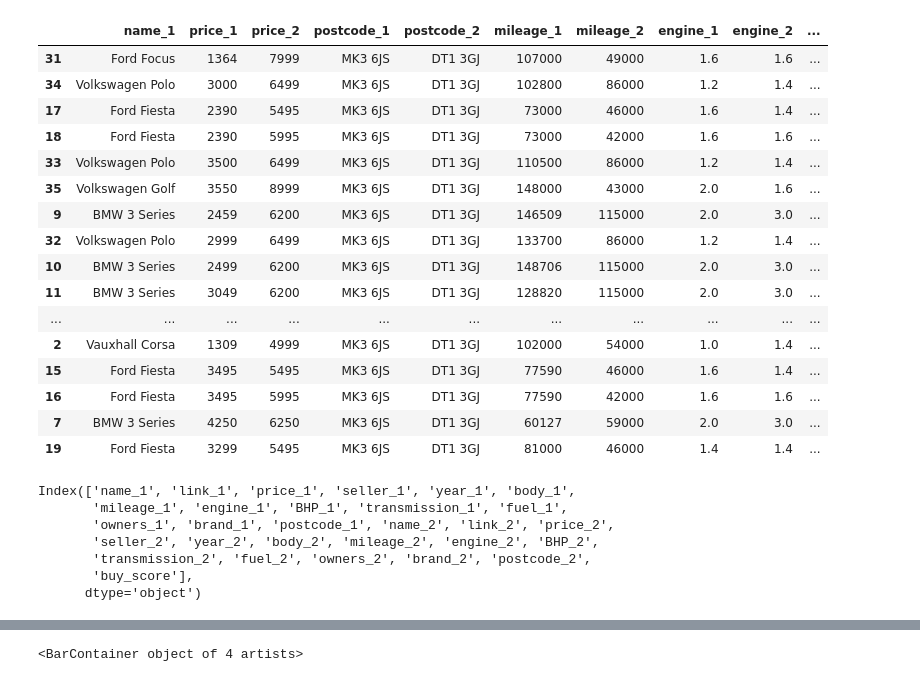
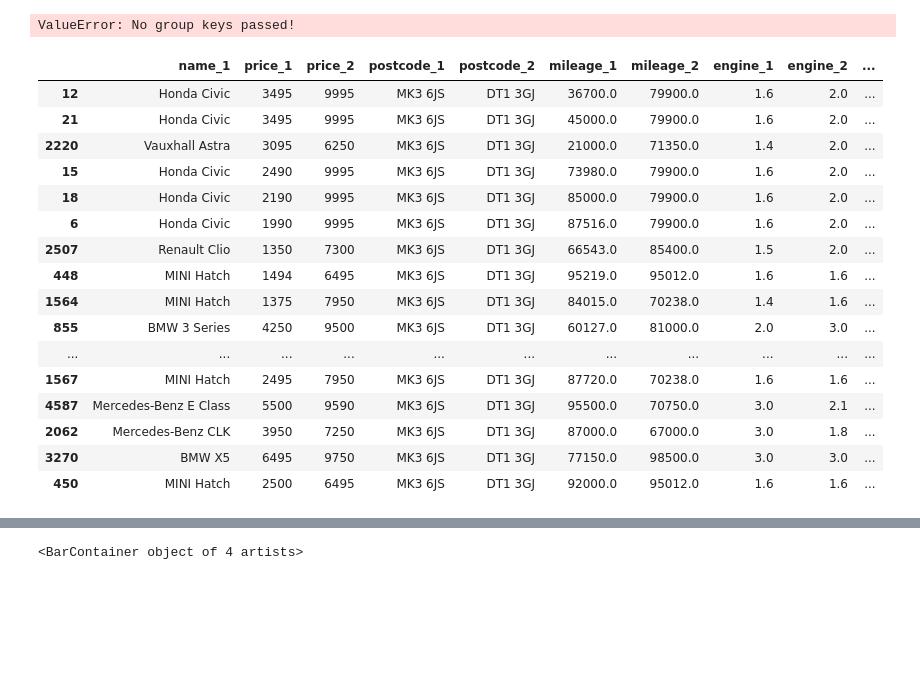
Before and after one commit to Benedictgr97/car-price-comapare, a Jupyter notebook: price test.ipynb, the cells around one changed output, grey strips where cells are left out. Cells and saved outputs as stored; diff of their text form; code cells hidden in the pictures; blank space fills up the shorter version.

```diff
--- a/price test.ipynb
+++ b/price test.ipynb
@@ -208,6 +208,25 @@ def col_select(df,column):
                 final_cols.append(i)
 
     return final_cols
+
+def grouped_score(df,group):
+    car_match_gr = car_match.groupby(group).sum(numeric_only= True)
+    count_cm_gr = car_match.groupby(group).count()
+
+    price_dif_gr = car_match_gr['price_2'] - car_match_gr['price_1']
+    mileage_ratio_gr = car_match_gr['mileage_2']/car_match_gr['mileage_1']
+    engine_ratio_gr = car_match_gr['engine_1'] /car_match_gr['engine_2']
+
+    score_gr = price_dif_gr * mileage_ratio_gr * engine_ratio_gr * (1/count_cm_gr['price_2'])
+
+    return df.merge(score_gr.reset_index(),how = 'left',on  = group ).rename({0:'score_' + group},axis = 1)
+
+def postcode_add(df,postcode):
+    for i in df.columns:
+        concat_col = i + ' ' + postcode
+        df = df.rename({i: concat_col.replace(' ','_')}, axis=1)
+
+    return df
 # %%
 #### parameters needed #####
 #location 1 and location 2 to compare
@@ -300,3 +313,13 @@ location_2 = pd.read_csv('location_2.csv').drop(['Unnamed: 0'],axis = 1)
 
 car_match = location_1.merge(location_2, how = 'inner', left_on = col_select(location_1,['name','year']),
                        right_on = col_select(location_2,['name','year']))
+
+price_dif = car_match['price_2'] - car_match['price_1']
+mileage_ratio = car_match['mileage_2']/car_match['mileage_1']
+engine_ratio = car_match['engine_1']/car_match['engine_2']
+
+car_match['buy_score'] = price_dif * mileage_ratio * engine_ratio
+
+
+car_match = grouped_score(car_match,'brand_1')
+car_match = grouped_score(car_match,'name_1')
@@ -318,32 +342,25 @@ score_gr = price_dif_gr * mileage_ratio_gr * engine_ratio_gr * (1/count_cm_gr['p
+# %%
+car_match = grouped_score(car_match,[])
+# %% [output]
+ValueError: No group keys passed!
 # %%
 #top 10 cars and urls
-from IPython.display import HTML
-car_match.sort_values(by = 'buy_score' ,ascending= False)[0:20][['name_1','price_1','price_2','postcode_1','postcode_2','mileage_1','mileage_2','engine_1','engine_2','buy_score','link_1','link_2']]
+car_match.sort_values(by = 'buy_score' ,ascending= False)[0:20][['name_1','price_1','price_2','postcode_1','postcode_2','mileage_1','mileage_2','engine_1','engine_2','buy_score','link_1','link_2','score_brand_1']]
 # %% [output]
 |  | name_1 | price_1 | price_2 | postcode_1 | postcode_2 | mileage_1 | mileage_2 | engine_1 | engine_2 | ... |
-| 31 | Ford Focus | 1364 | 7999 | MK3 6JS | DT1 3GJ | 107000 | 49000 | 1.6 | 1.6 | ... |
-| 34 | Volkswagen Polo | 3000 | 6499 | MK3 6JS | DT1 3GJ | 102800 | 86000 | 1.2 | 1.4 | ... |
-| 17 | Ford Fiesta | 2390 | 5495 | MK3 6JS | DT1 3GJ | 73000 | 46000 | 1.6 | 1.4 | ... |
-| 18 | Ford Fiesta | 2390 | 5995 | MK3 6JS | DT1 3GJ | 73000 | 42000 | 1.6 | 1.6 | ... |
-| 33 | Volkswagen Polo | 3500 | 6499 | MK3 6JS | DT1 3GJ | 110500 | 86000 | 1.2 | 1.4 | ... |
-| 35 | Volkswagen Golf | 3550 | 8999 | MK3 6JS | DT1 3GJ | 148000 | 43000 | 2.0 | 1.6 | ... |
-| 9 | BMW 3 Series | 2459 | 6200 | MK3 6JS | DT1 3GJ | 146509 | 115000 | 2.0 | 3.0 | ... |
-| 32 | Volkswagen Polo | 2999 | 6499 | MK3 6JS | DT1 3GJ | 133700 | 86000 | 1.2 | 1.4 | ... |
-| 10 | BMW 3 Series | 2499 | 6200 | MK3 6JS | DT1 3GJ | 148706 | 115000 | 2.0 | 3.0 | ... |
-| 11 | BMW 3 Series | 3049 | 6200 | MK3 6JS | DT1 3GJ | 128820 | 115000 | 2.0 | 3.0 | ... |
+| 12 | Honda Civic | 3495 | 9995 | MK3 6JS | DT1 3GJ | 36700.0 | 79900.0 | 1.6 | 2.0 | ... |
+| 21 | Honda Civic | 3495 | 9995 | MK3 6JS | DT1 3GJ | 45000.0 | 79900.0 | 1.6 | 2.0 | ... |
+| 2220 | Vauxhall Astra | 3095 | 6250 | MK3 6JS | DT1 3GJ | 21000.0 | 71350.0 | 1.4 | 2.0 | ... |
+| 15 | Honda Civic | 2490 | 9995 | MK3 6JS | DT1 3GJ | 73980.0 | 79900.0 | 1.6 | 2.0 | ... |
+| 18 | Honda Civic | 2190 | 9995 | MK3 6JS | DT1 3GJ | 85000.0 | 79900.0 | 1.6 | 2.0 | ... |
+| 6 | Honda Civic | 1990 | 9995 | MK3 6JS | DT1 3GJ | 87516.0 | 79900.0 | 1.6 | 2.0 | ... |
+| 2507 | Renault Clio | 1350 | 7300 | MK3 6JS | DT1 3GJ | 66543.0 | 85400.0 | 1.5 | 2.0 | ... |
+| 448 | MINI Hatch | 1494 | 6495 | MK3 6JS | DT1 3GJ | 95219.0 | 95012.0 | 1.6 | 1.6 | ... |
+| 1564 | MINI Hatch | 1375 | 7950 | MK3 6JS | DT1 3GJ | 84015.0 | 70238.0 | 1.4 | 1.6 | ... |
+| 855 | BMW 3 Series | 4250 | 9500 | MK3 6JS | DT1 3GJ | 60127.0 | 81000.0 | 2.0 | 3.0 | ... |
 | ... | ... | ... | ... | ... | ... | ... | ... | ... | ... | ... |
-| 2 | Vauxhall Corsa | 1309 | 4999 | MK3 6JS | DT1 3GJ | 102000 | 54000 | 1.0 | 1.4 | ... |
-| 15 | Ford Fiesta | 3495 | 5495 | MK3 6JS | DT1 3GJ | 77590 | 46000 | 1.6 | 1.4 | ... |
-| 16 | Ford Fiesta | 3495 | 5995 | MK3 6JS | DT1 3GJ | 77590 | 42000 | 1.6 | 1.6 | ... |
-| 7 | BMW 3 Series | 4250 | 6250 | MK3 6JS | DT1 3GJ | 60127 | 59000 | 2.0 | 3.0 | ... |
-| 19 | Ford Fiesta | 3299 | 5495 | MK3 6JS | DT1 3GJ | 81000 | 46000 | 1.4 | 1.4 | ... |
+| 1567 | MINI Hatch | 2495 | 7950 | MK3 6JS | DT1 3GJ | 87720.0 | 70238.0 | 1.6 | 1.6 | ... |
+| 4587 | Mercedes-Benz E Class | 5500 | 9590 | MK3 6JS | DT1 3GJ | 95500.0 | 70750.0 | 3.0 | 2.1 | ... |
+| 2062 | Mercedes-Benz CLK | 3950 | 7250 | MK3 6JS | DT1 3GJ | 87000.0 | 67000.0 | 3.0 | 1.8 | ... |
+| 3270 | BMW X5 | 6495 | 9750 | MK3 6JS | DT1 3GJ | 77150.0 | 98500.0 | 3.0 | 3.0 | ... |
+| 450 | MINI Hatch | 2500 | 6495 | MK3 6JS | DT1 3GJ | 92000.0 | 95012.0 | 1.6 | 1.6 | ... |
-# %%
-car_match.columns
-# %% [output]
-Index(['name_1', 'link_1', 'price_1', 'seller_1', 'year_1', 'body_1',
-       'mileage_1', 'engine_1', 'BHP_1', 'transmission_1', 'fuel_1',
-       'owners_1', 'brand_1', 'postcode_1', 'name_2', 'link_2', 'price_2',
-       'seller_2', 'year_2', 'body_2', 'mileage_2', 'engine_2', 'BHP_2',
-       'transmission_2', 'fuel_2', 'owners_2', 'brand_2', 'postcode_2',
-       'buy_score'],
-      dtype='object')
```
Also changed, not shown: parts of 5 cells of this notebook.
